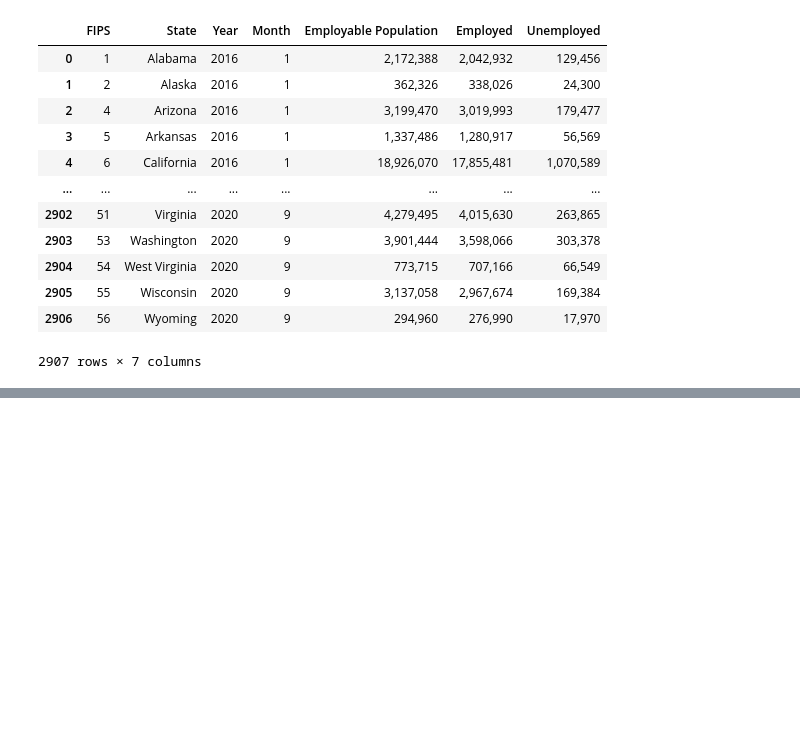
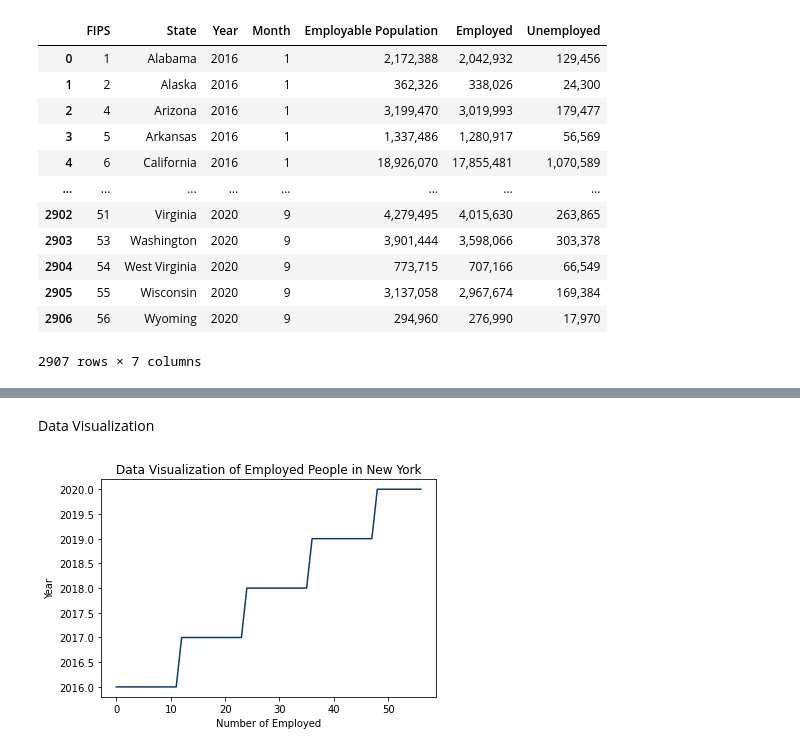
Before and after one commit to maezie19-02475/3206-The-Conquerors, a Jupyter notebook: COVID_19_DESCRIPTIVE_ANALYSIS_INFORMATION_AND_IMPACT_ON_EMPLOYMENT.ipynb, the cells around one changed output, grey strips where cells are left out. Cells and saved outputs as stored; diff of their text form; code cells hidden in the pictures; blank space fills up the shorter version.

Commit message:
Creating Data Visualization

```diff
--- a/COVID_19_DESCRIPTIVE_ANALYSIS_INFORMATION_AND_IMPACT_ON_EMPLOYMENT.ipynb
+++ b/COVID_19_DESCRIPTIVE_ANALYSIS_INFORMATION_AND_IMPACT_ON_EMPLOYMENT.ipynb
@@ -168,2 +154,0 @@ import matplotlib.pyplot as plt
-# %%
-url = 'https://raw.githubusercontent.com/maezie19-02475/ITBA-3206-The-Conquerors/main/Datasets/Datasets%20(4).csv'
@@ -191,5 +155,3 @@ import matplotlib.pyplot as plt
-# %%
-url = 'https://raw.githubusercontent.com/maezie19-02475/ITBA-3206-The-Conquerors/main/Datasets/Datasets%20(5).csv'
 # %%
 data= pd.read_csv(url)
 data.head(2910)
@@ -209,0 +174,5 @@ data.head(2910)
+# %%
+data= pd.DataFrame(data)
+data.drop(['FIPS',
+           'Month', 'Employable Population'], axis = 1, inplace=True)
+data.head(2910)
@@ -209,0 +193,15 @@ data.head(2910)
+# %% [markdown]
+Data Visualization
+# %%
+enti = data.loc[data['State'] == "New York"]
+
+a = py.array(enti['Year'])
+
+plt.plot(a, c="#063c72")
+plt.title("Data Visualization of Employed People in New York")
+plt.xlabel("Number of Employed")
+plt.ylabel("Year")
+
+plt.show()
+# %% [output]
+[figure, added]
```
Also changed, not shown: parts of 16 cells of this notebook.
